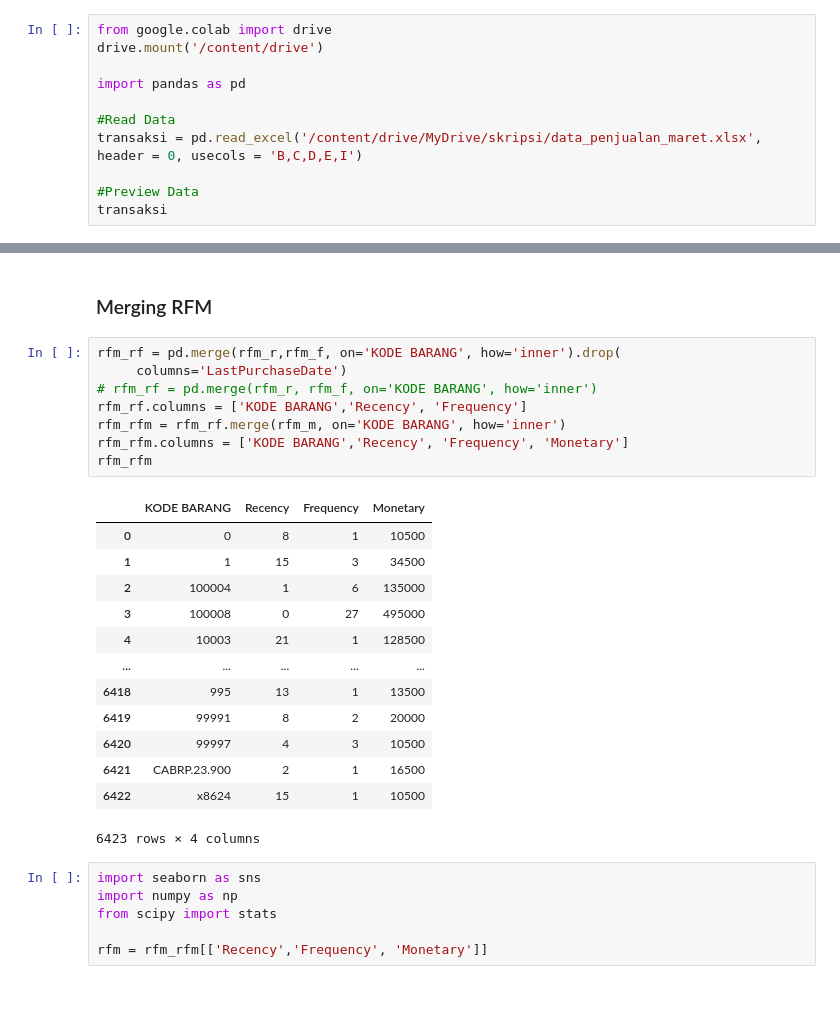
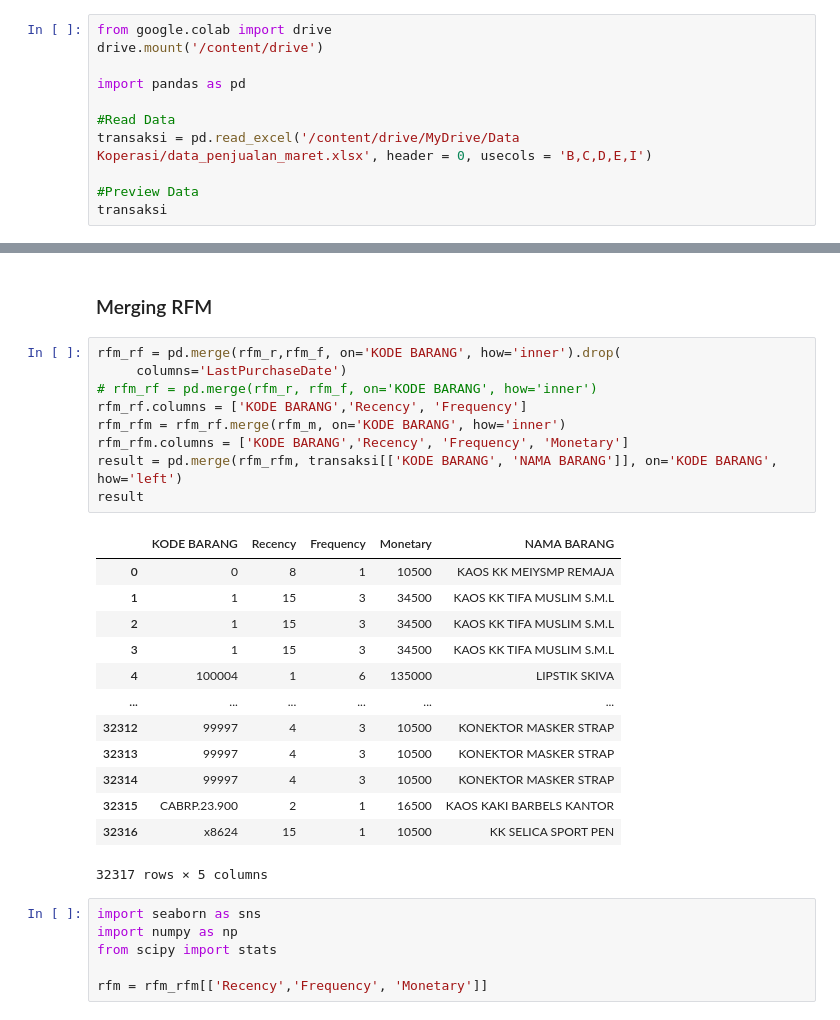
Before and after one commit to visaasmara/Skripsi, a Jupyter notebook: MARET_SKRIPSI_TANPA_PENANGANAN_OUTLIER_&_NORMALISASI.ipynb, the cells around one changed output, grey strips where cells are left out. Drawn from its saved outputs; the diff is of its cells as text.

```diff
--- a/MARET_SKRIPSI_TANPA_PENANGANAN_OUTLIER_&_NORMALISASI.ipynb
+++ b/MARET_SKRIPSI_TANPA_PENANGANAN_OUTLIER_&_NORMALISASI.ipynb
@@ -7,7 +9,7 @@ drive.mount('/content/drive')
 import pandas as pd
 
 #Read Data
-transaksi = pd.read_excel('/content/drive/MyDrive/skripsi/data_penjualan_maret.xlsx', header = 0, usecols = 'B,C,D,E,I')
+transaksi = pd.read_excel('/content/drive/MyDrive/Data Koperasi/data_penjualan_maret.xlsx', header = 0, usecols = 'B,C,D,E,I')
 
 #Preview Data
 transaksi
@@ -152,25 +154,26 @@ rfm_m.sort_values(by='KODE BARANG', ascending=True)
 # %%
 rfm_rf = pd.merge(rfm_r,rfm_f, on='KODE BARANG', how='inner').drop(
      columns='LastPurchaseDate')
 # rfm_rf = pd.merge(rfm_r, rfm_f, on='KODE BARANG', how='inner')
 rfm_rf.columns = ['KODE BARANG','Recency', 'Frequency']
 rfm_rfm = rfm_rf.merge(rfm_m, on='KODE BARANG', how='inner')
 rfm_rfm.columns = ['KODE BARANG','Recency', 'Frequency', 'Monetary']
-rfm_rfm
+result = pd.merge(rfm_rfm, transaksi[['KODE BARANG', 'NAMA BARANG']], on='KODE BARANG', how='left')
+result
 # %% [output]
-|  | KODE BARANG | Recency | Frequency | Monetary |
-| 0 | 0 | 8 | 1 | 10500 |
-| 1 | 1 | 15 | 3 | 34500 |
-| 2 | 100004 | 1 | 6 | 135000 |
-| 3 | 100008 | 0 | 27 | 495000 |
-| 4 | 10003 | 21 | 1 | 128500 |
-| ... | ... | ... | ... | ... |
-| 6418 | 995 | 13 | 1 | 13500 |
-| 6419 | 99991 | 8 | 2 | 20000 |
-| 6420 | 99997 | 4 | 3 | 10500 |
-| 6421 | CABRP.23.900 | 2 | 1 | 16500 |
-| 6422 | x8624 | 15 | 1 | 10500 |
+|  | KODE BARANG | Recency | Frequency | Monetary | NAMA BARANG |
+| 0 | 0 | 8 | 1 | 10500 | KAOS KK MEIYSMP REMAJA |
+| 1 | 1 | 15 | 3 | 34500 | KAOS KK TIFA MUSLIM S.M.L |
+| 2 | 1 | 15 | 3 | 34500 | KAOS KK TIFA MUSLIM S.M.L |
+| 3 | 1 | 15 | 3 | 34500 | KAOS KK TIFA MUSLIM S.M.L |
+| 4 | 100004 | 1 | 6 | 135000 | LIPSTIK SKIVA |
+| ... | ... | ... | ... | ... | ... |
+| 32312 | 99997 | 4 | 3 | 10500 | KONEKTOR MASKER STRAP |
+| 32313 | 99997 | 4 | 3 | 10500 | KONEKTOR MASKER STRAP |
+| 32314 | 99997 | 4 | 3 | 10500 | KONEKTOR MASKER STRAP |
+| 32315 | CABRP.23.900 | 2 | 1 | 16500 | KAOS KAKI BARBELS KANTOR |
+| 32316 | x8624 | 15 | 1 | 10500 | KK SELICA SPORT PEN |
-6423 rows × 4 columns
+32317 rows × 5 columns
 # %%
 import seaborn as sns
 import numpy as np
```
Also changed, not shown: parts of 6 cells of this notebook.
